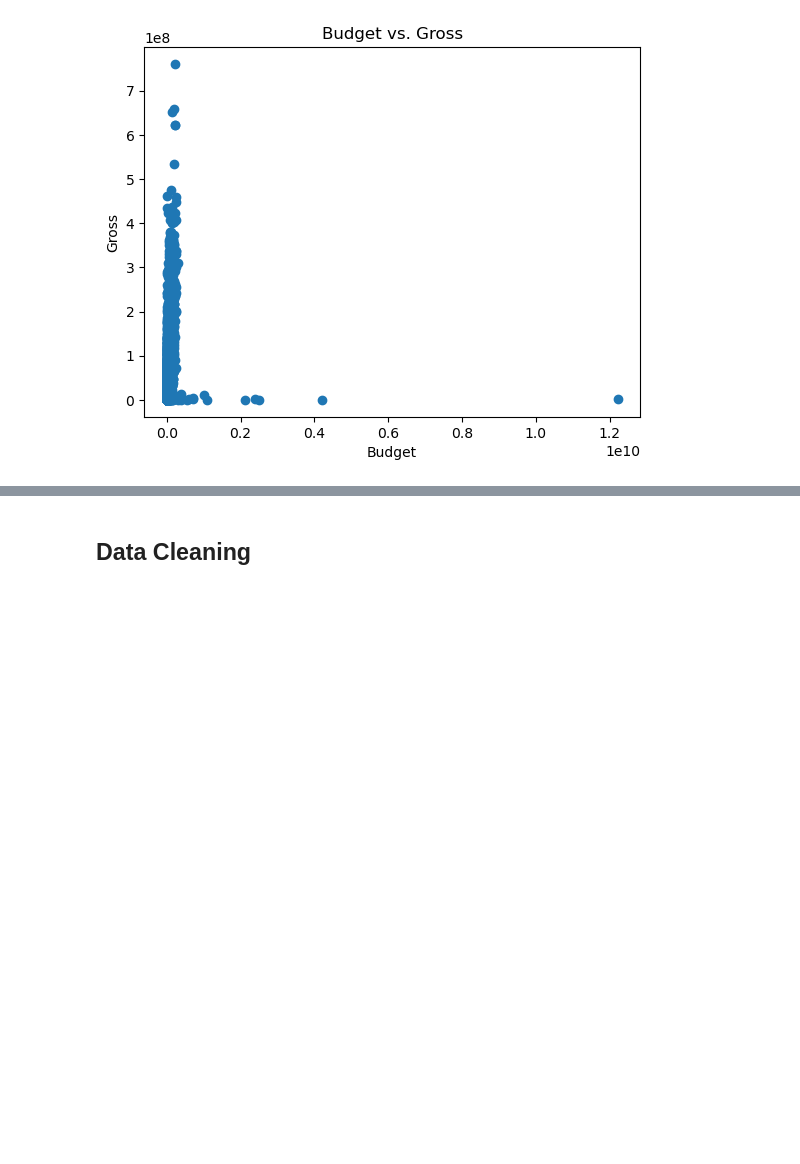
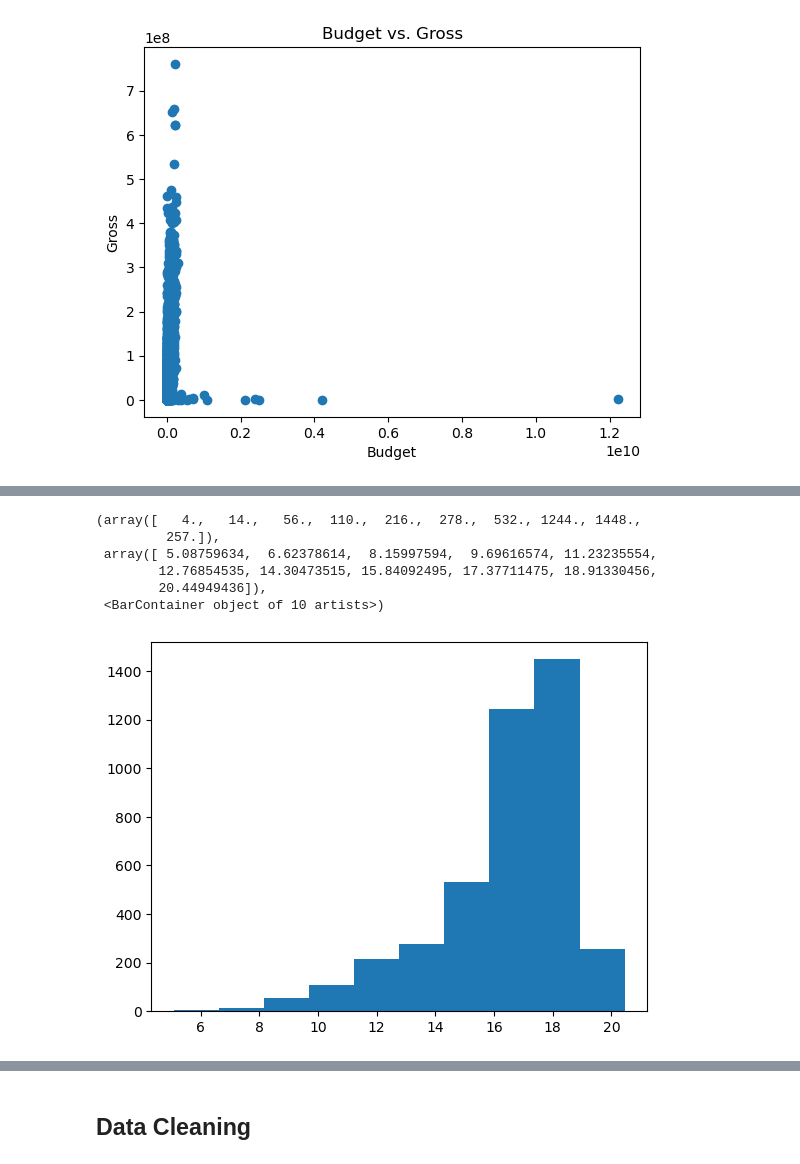
Before and after one commit to diegoschum/Zzzz, a Jupyter notebook: data_manipulation.ipynb, the cells around one changed output, grey strips where cells are left out. Drawn from its saved outputs; the diff is of its cells as text; code cells hidden in the pictures; blank space fills up the shorter version.

```diff
--- a/data_manipulation.ipynb
+++ b/data_manipulation.ipynb
@@ -43,3 +54,16 @@ plt.show()
+# %%
+#log transform the gross revenue
+df['gross'] = np.log(df['gross'])
+#now plot the histogram of the log transformed gross revenue
+plt.hist(df['gross'])
+# %% [output]
+(array([   4.,   14.,   56.,  110.,  216.,  278.,  532., 1244., 1448.,
+         257.]),
+ array([ 5.08759634,  6.62378614,  8.15997594,  9.69616574, 11.23235554,
+        12.76854535, 14.30473515, 15.84092495, 17.37711475, 18.91330456,
+        20.44949436]),
+ <BarContainer object of 10 artists>)
+[figure, added]
 # %%
 #correlation between movie features
 corr = df.corr()
```
Also changed, not shown: parts of 6 cells of this notebook.
